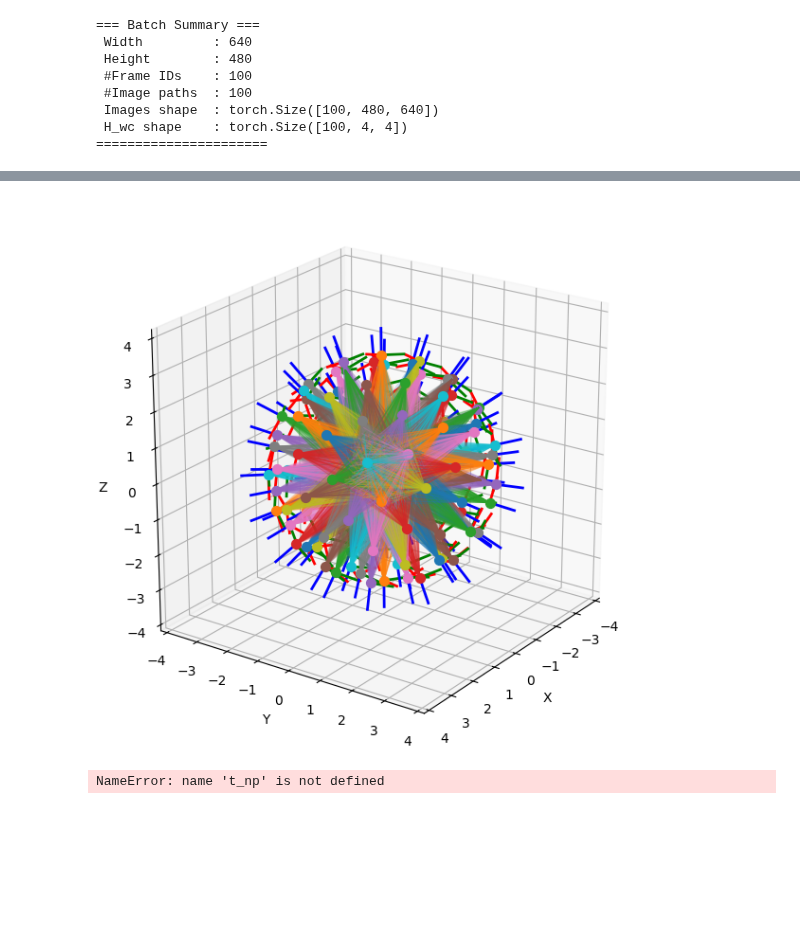
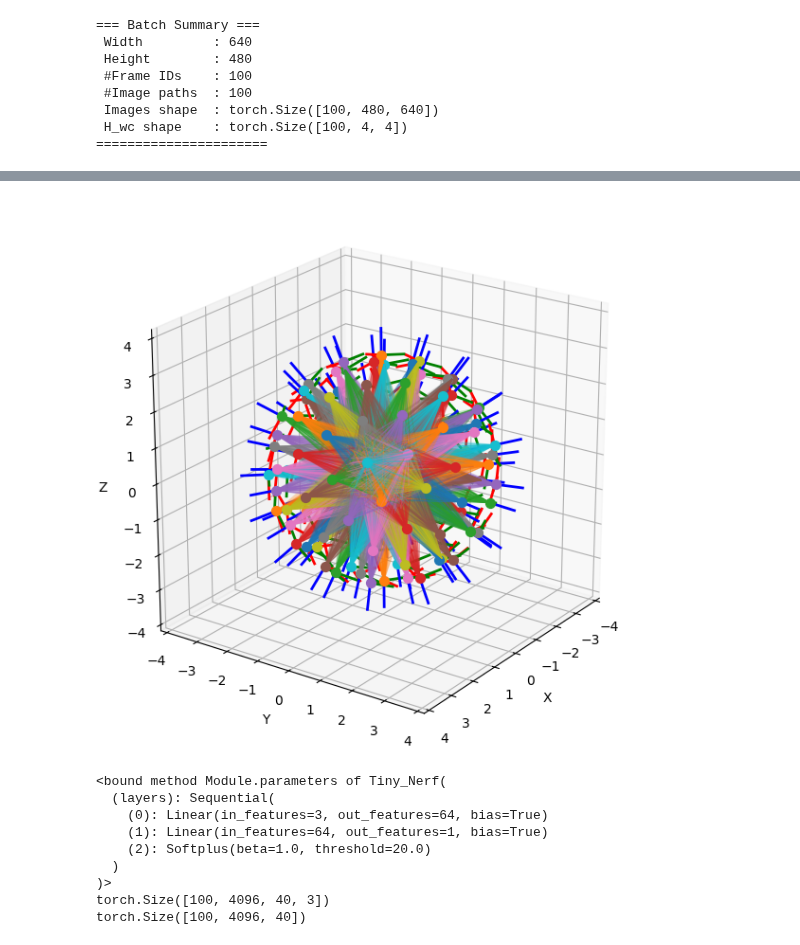
Before and after one commit to WikiGenius/nerf-lab, a Jupyter notebook: examples/demo_train.ipynb, the cells around one changed output, grey strips where cells are left out. Drawn from its saved outputs; the diff is of its cells as text; code cells hidden in the pictures; blank space fills up the shorter version.

```diff
--- a/examples/demo_train.ipynb
+++ b/examples/demo_train.ipynb
@@ -145,56 +153,57 @@ idx_render = 2
 # %%
 
 # ---- Optional: plot the world and selected camera ----
 if show_world:
     try:
         world = load_world(world_json_path)
         cam = cam
-        idx = max(0, min(idx_render, cam.B - 1))
         plot_world(
             world,
             cameras=cam,
-            # cam_indices=[idx],
             cam_indices='all',
             draw_rays=True,
             ray_mode="lines",
             rays_per_pose=100,
             samples_deterministic=False,
             ray_alpha=0.25,
             samples_alpha=0.1,
             shape_edge_alpha=1.0,
             shape_face_alpha=0.6,
             set_labels=False,
         )
         plt.show()
     except Exception as e:
         print("World plot skipped due to error:", e)
 # %% [output]
-[figure, old version]
+[figure, new version]
-# %%
-
-# ---- Visualize sigma & opacity for a chosen frame ----
-idx = idx_render
-H, W = int(batch["height"]), int(batch["width"])
-
-
-C = batch["images"][idx]          # (R,)
-
-
-# Downsample for scatter to keep it light
-R = H * W
-N = t_np.shape[-1]
-stride_r = max(1, R // 5000)   # adjust if you want fewer/more points
-stride_n = max(1, N // 16)
-
-
-# Opacity mask render
-rnd = Renderer(BinaryRenderCfg(threshold=0.5))
-fig, ax, _ = rnd.binary(
-    C.reshape(H, W).detach().cpu().numpy(),
-    intr=Intrinsics(**CFG.intrinsics.__dict__),
-    title=f"Opacity frame {frame_ids[idx]}",
-    save_path=str(scene_dir / f"opacity_{frame_ids[idx]}.png"),
-)
-plt.show()
-# %% [output]
-NameError: name 't_np' is not defined
+# %%
+class Tiny_Nerf(Module):
+  def __init__(self, in_features = 3, out_features = 1, *args, **kwargs):
+    super().__init__(*args, **kwargs)
+    self.in_features = in_features # point (x, y, z)
+    self.out_features = out_features # sigma scalar
+    self.layers = Sequential(Linear(self.in_features, 64),
+                             Linear(64, self.out_features),
+                             Softplus())
+  def forward(self, x):
+    return self.layers(x).squeeze(-1)
+
+
+TEST = True
+if TEST:
+  model = Tiny_Nerf()
+  print(model.parameters)
+
+  print(pts.shape)
+  sigma = model(pts)
+  print(sigma.shape)
+# %% [output]
+<bound method Module.parameters of Tiny_Nerf(
+  (layers): Sequential(
+    (0): Linear(in_features=3, out_features=64, bias=True)
+    (1): Linear(in_features=64, out_features=1, bias=True)
+    (2): Softplus(beta=1.0, threshold=20.0)
+  )
+)>
+torch.Size([100, 4096, 40, 3])
+torch.Size([100, 4096, 40])
```
Also changed, not shown: parts of 11 cells of this notebook, 2 other files.
